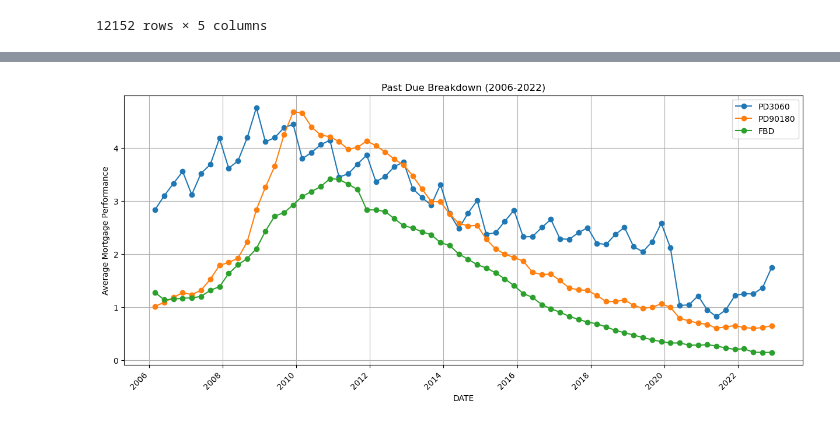
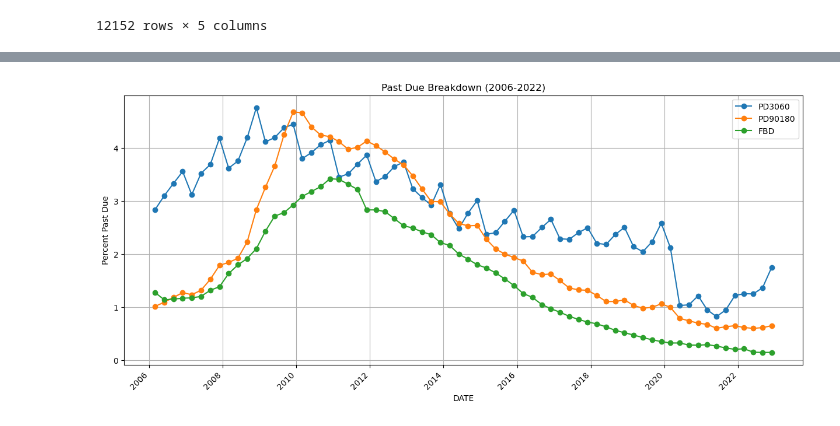
Before and after one commit to jaxontige/Data-Analytics-Project-1, a Jupyter notebook: Analysis/MortgagePerformance.ipynb, the cells around one changed output, grey strips where cells are left out. Saved outputs shown, nothing was run; the diff lists cells and outputs as text; code cells hidden in the pictures.

```diff
--- a/Analysis/MortgagePerformance.ipynb
+++ b/Analysis/MortgagePerformance.ipynb
@@ -93,24 +93,24 @@ plt.show()
 # %%
 # Plotting
 plt.figure(2, figsize=(15, 6))
 
 # Plotting mortgage performance breakdown
 plt.plot(PD3060_ntl, label="PD3060", marker='o')
 plt.plot(PD90180_ntl, label="PD90180", marker='o')
 plt.plot(FBD_ntl, label="FBD", marker='o')
 
 # Labels and title
 plt.xlabel("DATE")
-plt.ylabel("Average Mortgage Performance")
+plt.ylabel("Percent Past Due")
 plt.title("Past Due Breakdown (2006-2022)")
 plt.xticks(rotation=45, ha='right')
 plt.legend()
 plt.grid(True)
 
 # Save the plot
 plt.savefig("Figures/Past_Due_Breakdown.png")
 
 # Show the plot
 plt.show()
 # %% [output]
-[figure, old version]
+[figure, new version]
```
Also changed, not shown: parts of 1 cell of this notebook, 2 other files.
